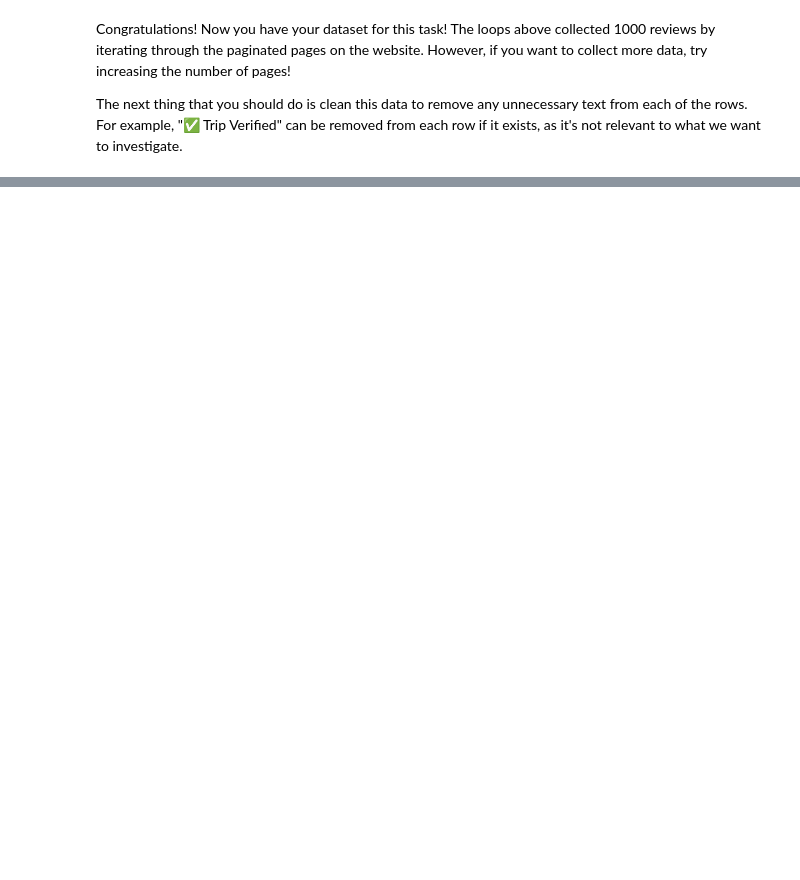
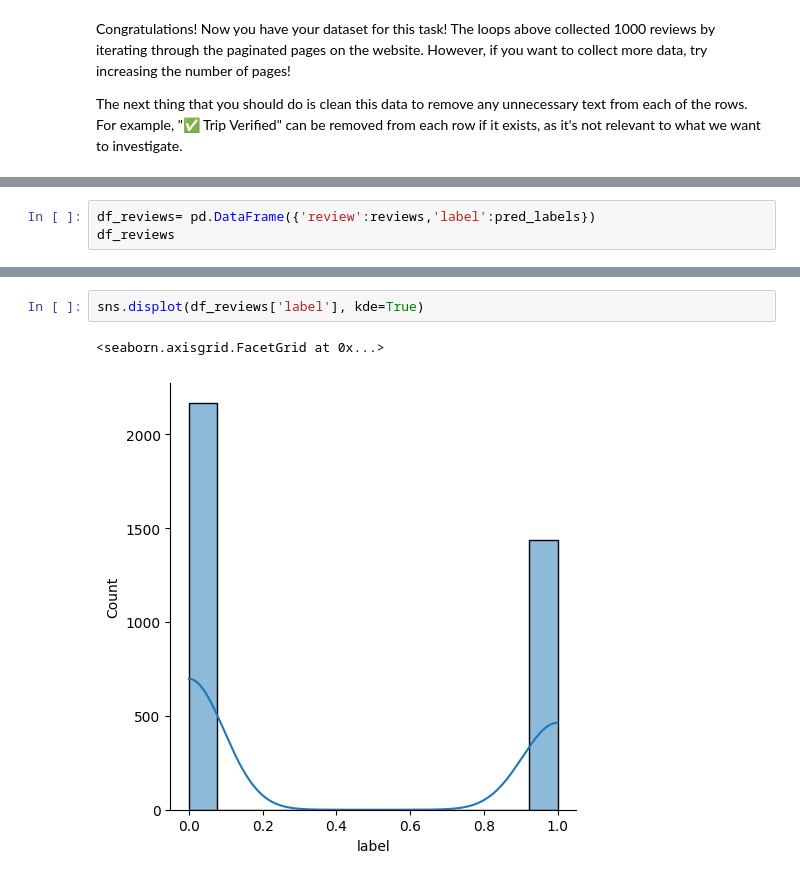
Before and after one commit to Panuganti-Karthik/British-airways-Data-Science, a Jupyter notebook: Data Collection/getting_started.ipynb, the cells around one changed output, grey strips where cells are left out. Drawn from its saved outputs; the diff is of its cells as text; blank space fills up the shorter version.

```diff
--- a/Data Collection/getting_started.ipynb
+++ b/Data Collection/getting_started.ipynb
@@ -81,0 +211,3 @@ Congratulations! Now you have your dataset for this task! The loops above collec
+# %%
+df_reviews= pd.DataFrame({'review':reviews,'label':pred_labels})
+df_reviews
@@ -81,0 +228,5 @@ Congratulations! Now you have your dataset for this task! The loops above collec
+# %%
+sns.displot(df_reviews['label'], kde=True)
+# %% [output]
+<seaborn.axisgrid.FacetGrid at 0x...>
+[figure, added]
```
Also changed, not shown: parts of 19 cells of this notebook, 3 other files.
